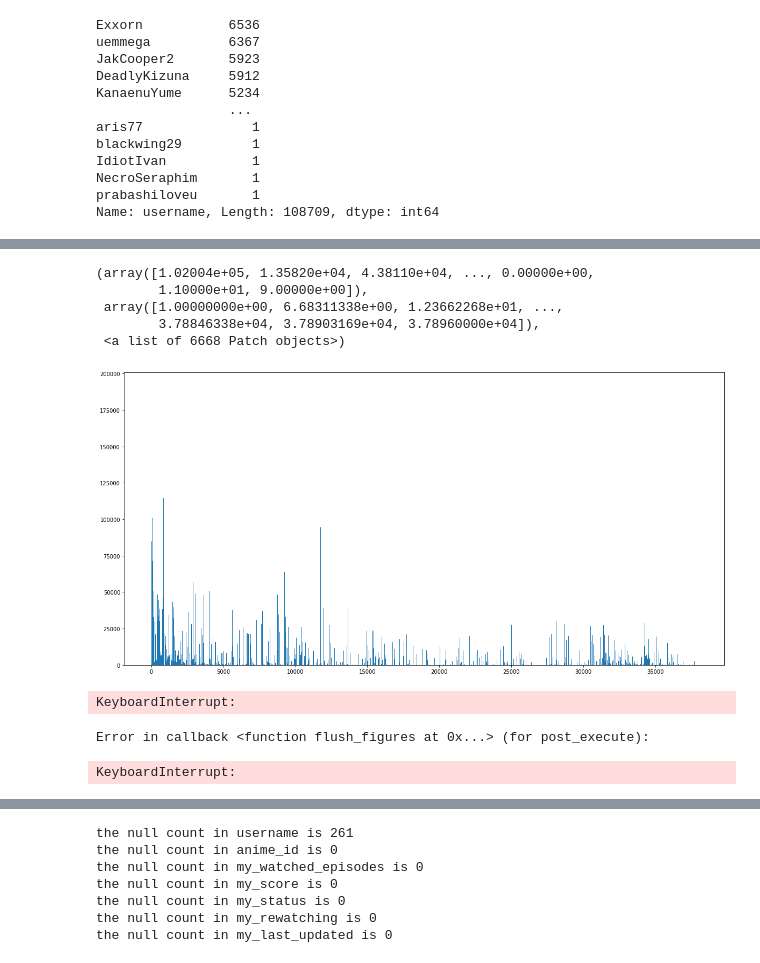
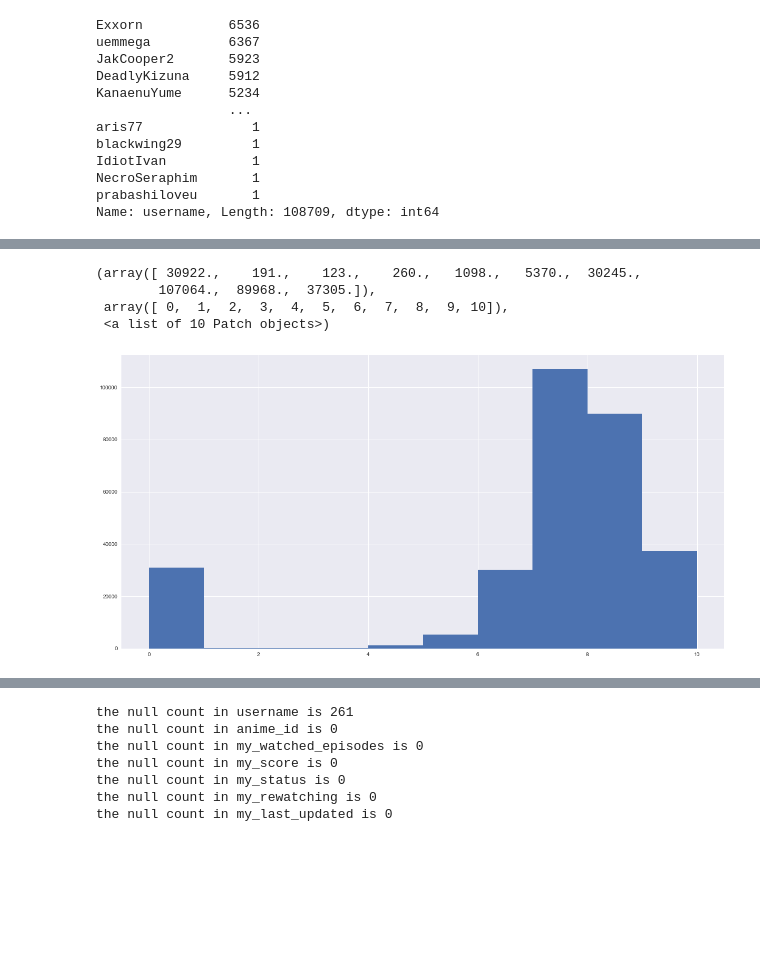
Before and after one commit to Jameshskelton/Anime_Recommender, a Jupyter notebook: EDA-myanimelist.ipynb, the cells around one changed output, grey strips where cells are left out. Saved outputs shown, nothing was run; the diff lists cells and outputs as text; code cells hidden in the pictures; blank space fills up the shorter version.

```diff
--- a/EDA-myanimelist.ipynb
+++ b/EDA-myanimelist.ipynb
@@ -539,21 +591,10 @@ Name: username, Length: 108709, dtype: int64
 # %%
-
+# userlist hist of mean score
 fig, ax = plt.subplots(figsize = (20,10))
-ax.hist(scoresdf.anime_id, bins = 6668)
-# ax.set_xlim(0,2000)
+plt.hist(userlist.stats_mean_score, bins = range(11))
 # %% [output]
-(array([1.02004e+05, 1.35820e+04, 4.38110e+04, ..., 0.00000e+00,
-        1.10000e+01, 9.00000e+00]),
- array([1.00000000e+00, 6.68311338e+00, 1.23662268e+01, ...,
-        3.78846338e+04, 3.78903169e+04, 3.78960000e+04]),
- <a list of 6668 Patch objects>)
+(array([ 30922.,    191.,    123.,    260.,   1098.,   5370.,  30245.,
+        107064.,  89968.,  37305.]),
+ array([ 0,  1,  2,  3,  4,  5,  6,  7,  8,  9, 10]),
+ <a list of 10 Patch objects>)
-[figure, old version]
+[figure, new version]
-# %%
-x = scoresdf.username.dropna()
-fig, ax = plt.subplots(figsize = (20,10))
-ax.hist(x, bins = 1500)
-# ax.set_xlim(0,1500)
-# %% [output]
-KeyboardInterrupt:
-Error in callback <function flush_figures at 0x...> (for post_execute):
-KeyboardInterrupt:
```
Also changed, not shown: parts of 40 cells of this notebook.
